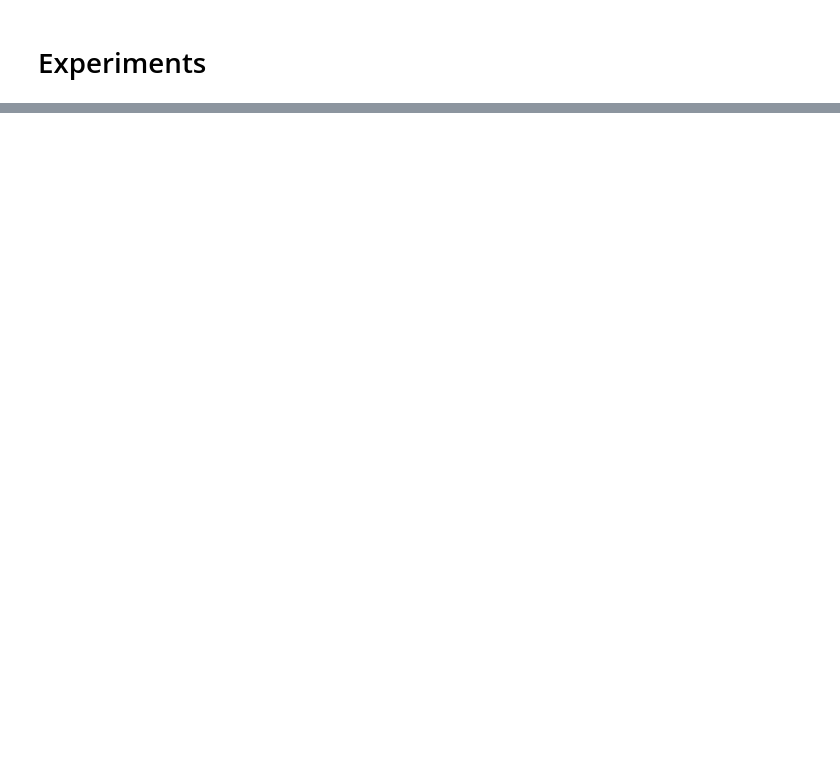
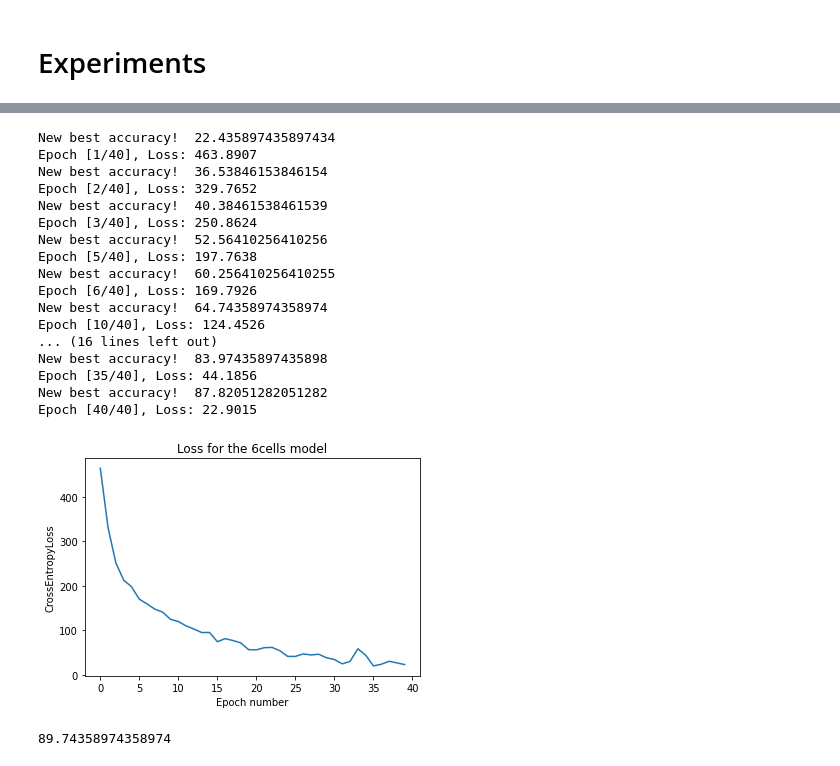
Before and after one commit to PiCindy/Braille-character-recognition, a Jupyter notebook: project_braille.ipynb, the cells around one changed output, grey strips where cells are left out. Saved outputs shown, nothing was run; the diff lists cells and outputs as text; code cells hidden in the pictures; blank space fills up the shorter version.

```diff
--- a/project_braille.ipynb
+++ b/project_braille.ipynb
@@ -302,0 +406,51 @@ print(res)
+# %%
+num_channels1 = 16
+num_channels2 = 32
+num_classes = 26
+model = CNNSimple6Cells(num_channels1, num_channels2, num_classes)
+
+# Optimizer
+num_epochs = 40
+loss_fn = nn.CrossEntropyLoss()
+learning_rate = 0.003
+
+# Training
+model, loss_total = train_model(model, train_dataloader, val_dataloader, num_epochs, loss_fn, learning_rate, device='cpu', verbose=True, model_name="6cells", optim='Adam')
+
+# Save the model and display the loss over epochs
+torch.save(model.state_dict(), 'model_simple_6_cells.pt')
+plt.plot(loss_total)
+
+plt.title("Loss for the 6cells model")
+plt.xlabel("Epoch number")
+plt.ylabel("CrossEntropyLoss")
+plt.savefig("plots/model_simple_6cells_loss.png")
+plt.show()
+# %% [output]
+New best accuracy!  22.435897435897434
+Epoch [1/40], Loss: 463.8907
+New best accuracy!  36.53846153846154
+Epoch [2/40], Loss: 329.7652
+New best accuracy!  40.38461538461539
+Epoch [3/40], Loss: 250.8624
+New best accuracy!  52.56410256410256
+Epoch [5/40], Loss: 197.7638
+New best accuracy!  60.256410256410255
+Epoch [6/40], Loss: 169.7926
+New best accuracy!  64.74358974358974
+Epoch [10/40], Loss: 124.4526
+... (16 lines left out)
+New best accuracy!  83.97435897435898
+Epoch [35/40], Loss: 44.1856
+New best accuracy!  87.82051282051282
+Epoch [40/40], Loss: 22.9015
+[figure, added]
+# %%
+model = CNNSimple6Cells(num_channels1, num_channels2, num_classes)
+
+model.load_state_dict(torch.load('model_6cells_best.pt'))
+
+res = eval_model(model, test_dataloader, device='cpu')
+print(res)
+# %% [output]
+89.74358974358974
```
Also changed, not shown: parts of 20 cells of this notebook, 10 other files.
